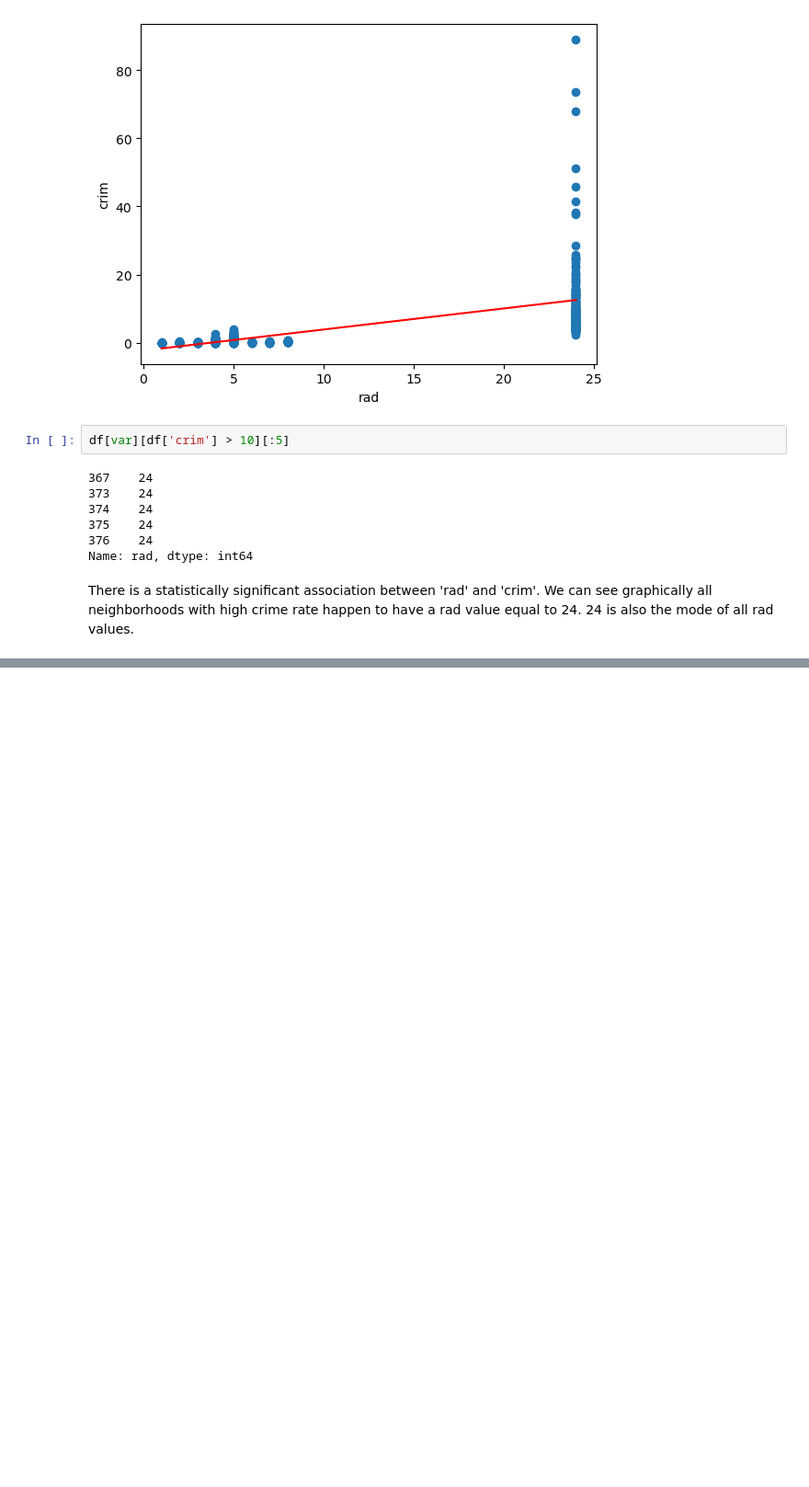
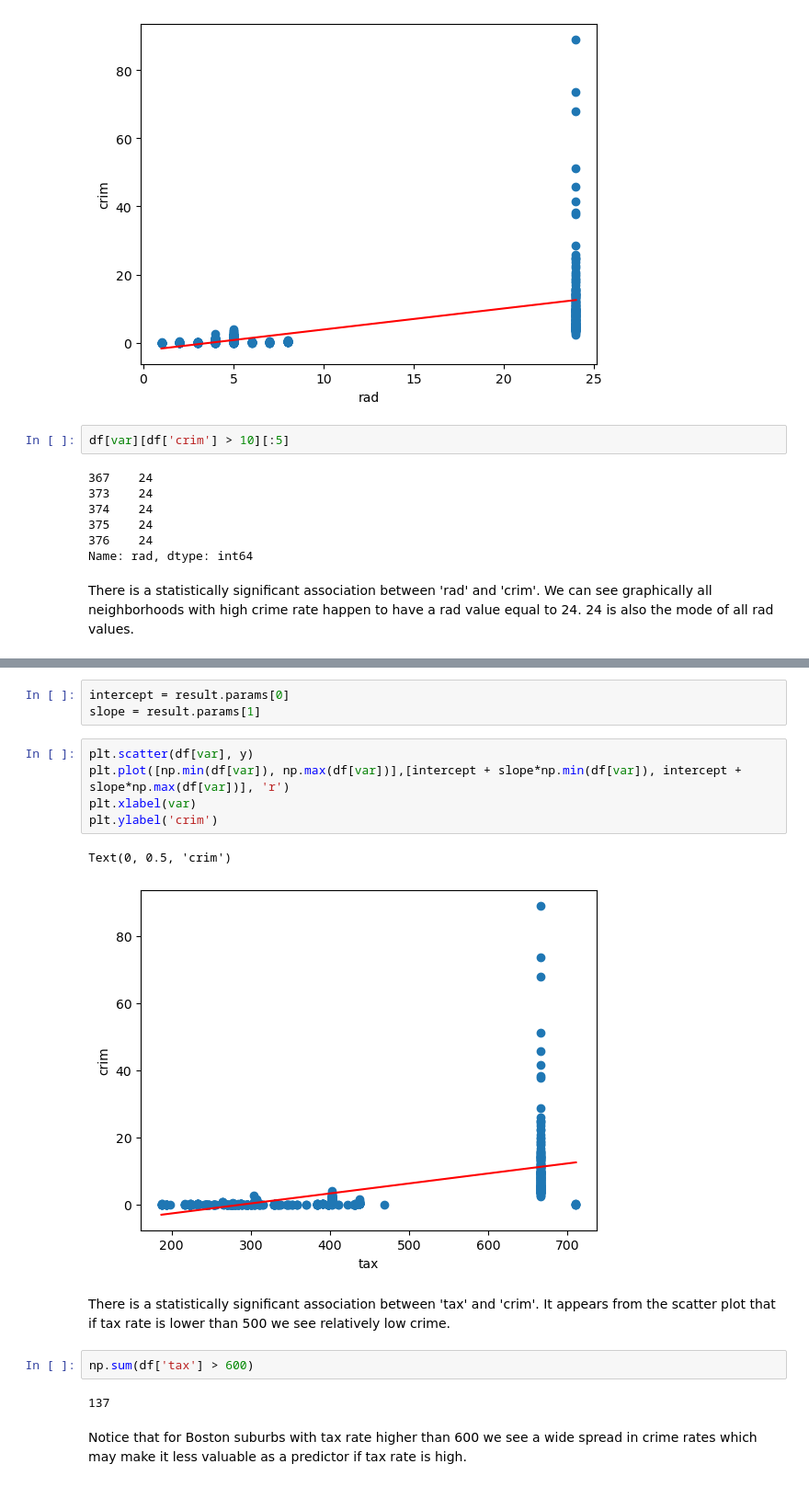
Before and after one commit to carmancater/an-introduction-to-statistical-learning-with-applications-in-python, a Jupyter notebook: Chapter 03 - Linear Regression/Ch 3 Ex 15.ipynb, the cells around one changed output, grey strips where cells are left out. Shown at 92% size. Saved outputs shown, nothing was run; the diff lists cells and outputs as text; blank space fills up the shorter version.

```diff
--- a/Chapter 03 - Linear Regression/Ch 3 Ex 15.ipynb
+++ b/Chapter 03 - Linear Regression/Ch 3 Ex 15.ipynb
@@ -463,0 +495,19 @@ There is a statistically significant association between 'rad' and 'crim'. We ca
+# %%
+intercept = result.params[0]
+slope = result.params[1]
+# %%
+plt.scatter(df[var], y)
+plt.plot([np.min(df[var]), np.max(df[var])],[intercept + slope*np.min(df[var]), intercept + slope*np.max(df[var])], 'r')
+plt.xlabel(var)
+plt.ylabel('crim')
+# %% [output]
+Text(0, 0.5, 'crim')
+[figure, added]
+# %% [markdown]
+There is a statistically significant association between 'tax' and 'crim'. It appears from the scatter plot that if tax rate is lower than 500 we see relatively low crime.
+# %%
+np.sum(df['tax'] > 600)
+# %% [output]
+137
+# %% [markdown]
+Notice that for Boston suburbs with tax rate higher than 600 we see a wide spread in crime rates which may make it less valuable as a predictor if tax rate is high.
```
Also changed, not shown: parts of 5 cells of this notebook.
